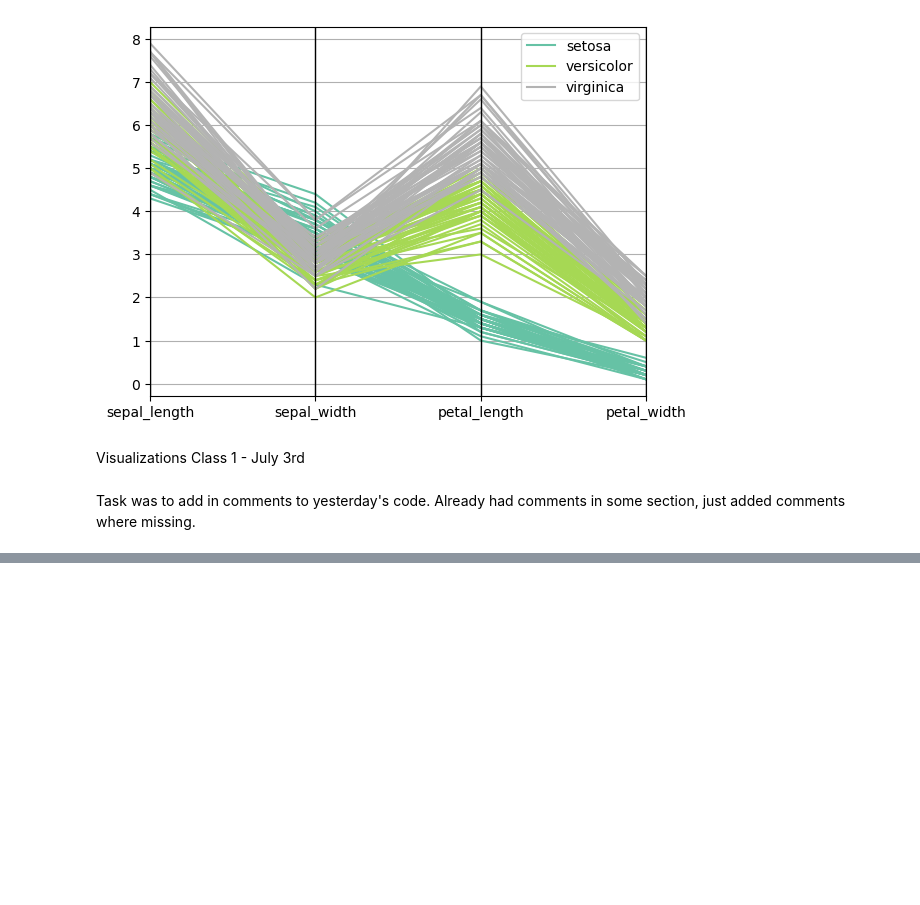
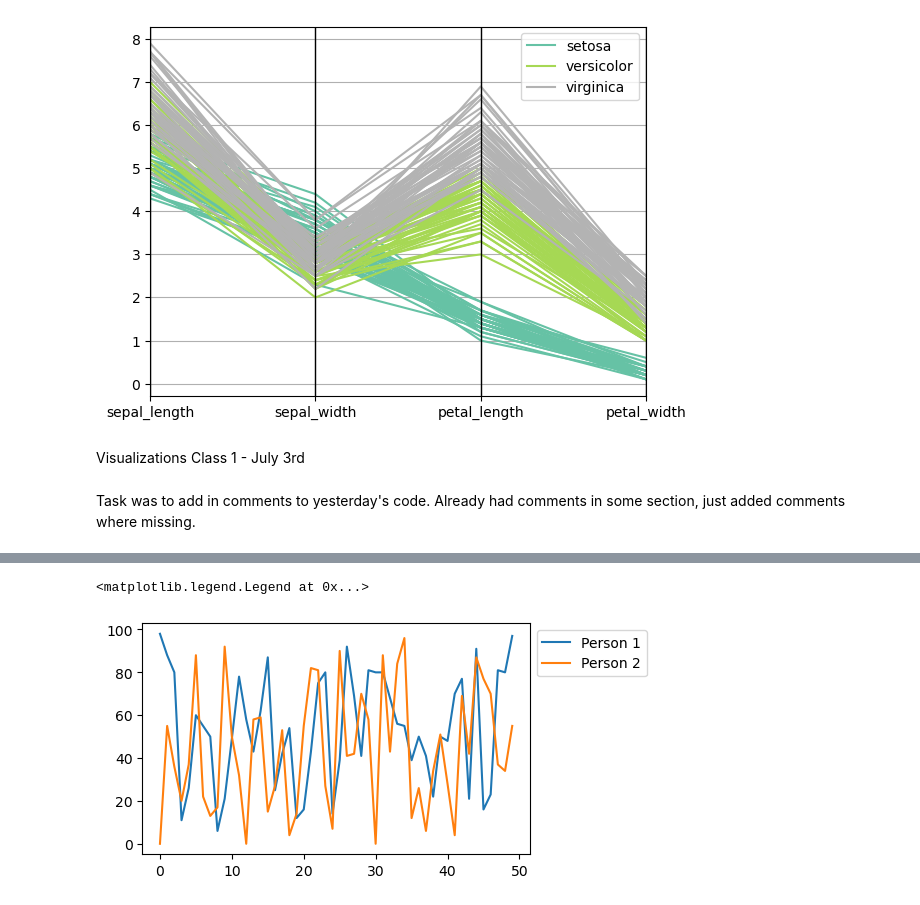
Before and after one commit to melram17/visualization, a Jupyter notebook: 02_activities/assignments/assignment-1.ipynb, the cells around one changed output, grey strips where cells are left out. Cells and saved outputs as stored; diff of their text form; code cells hidden in the pictures; blank space fills up the shorter version.

```diff
--- a/02_activities/assignments/assignment-1.ipynb
+++ b/02_activities/assignments/assignment-1.ipynb
@@ -132,0 +163,10 @@ Task was to add in comments to yesterday's code. Already had comments in some se
+# %%
+##changing location of legend
+fig, ax = plt.subplots(figsize=(5,3))
+ax.plot(x,y1,label = "Person 1")
+ax.plot(x,y2,label = "Person 2")
+ax.legend(loc = 'upper left',
+          bbox_to_anchor = (1,1))
+# %% [output]
+<matplotlib.legend.Legend at 0x...>
+[figure, added]
```
Also changed, not shown: parts of 12 cells of this notebook.
